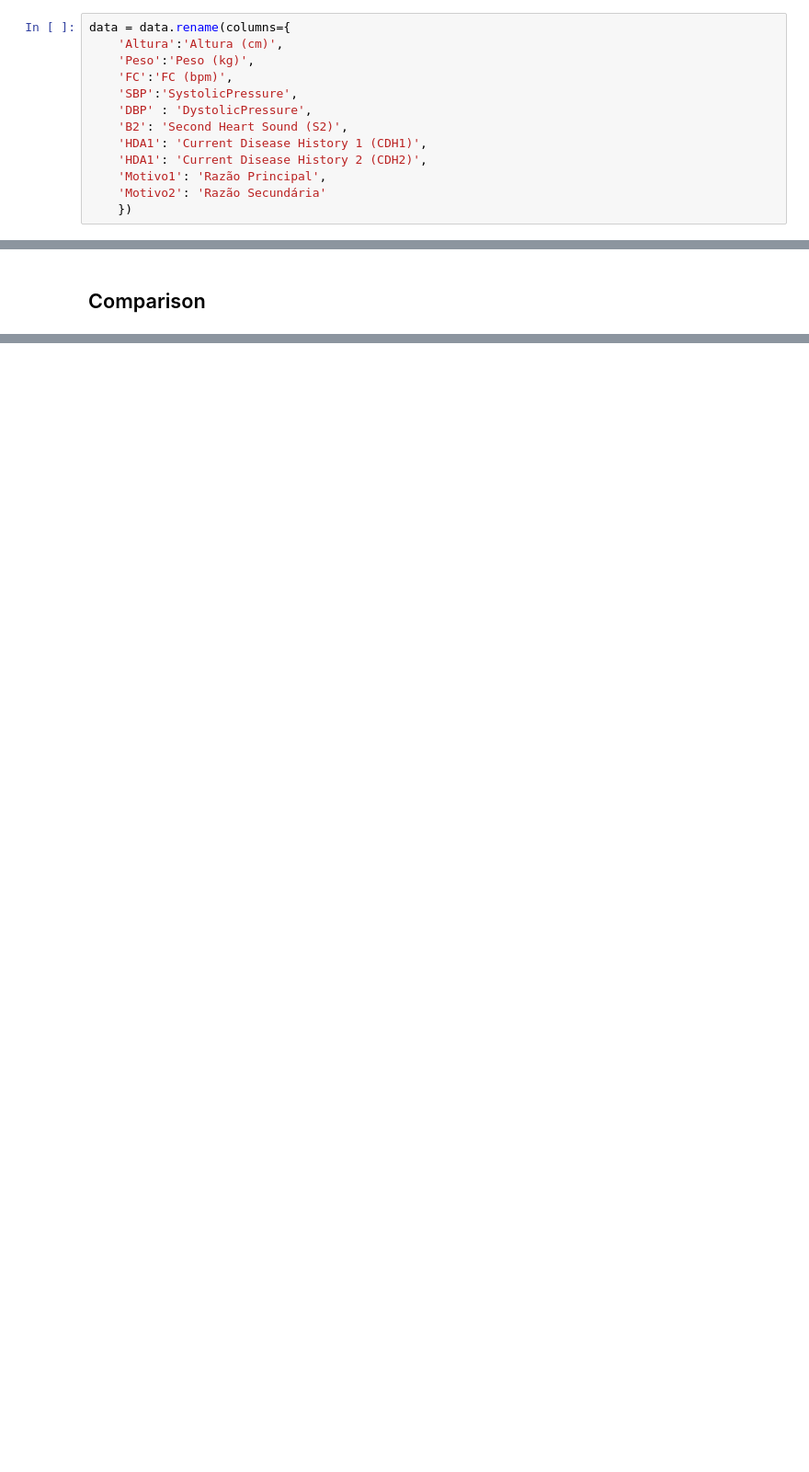
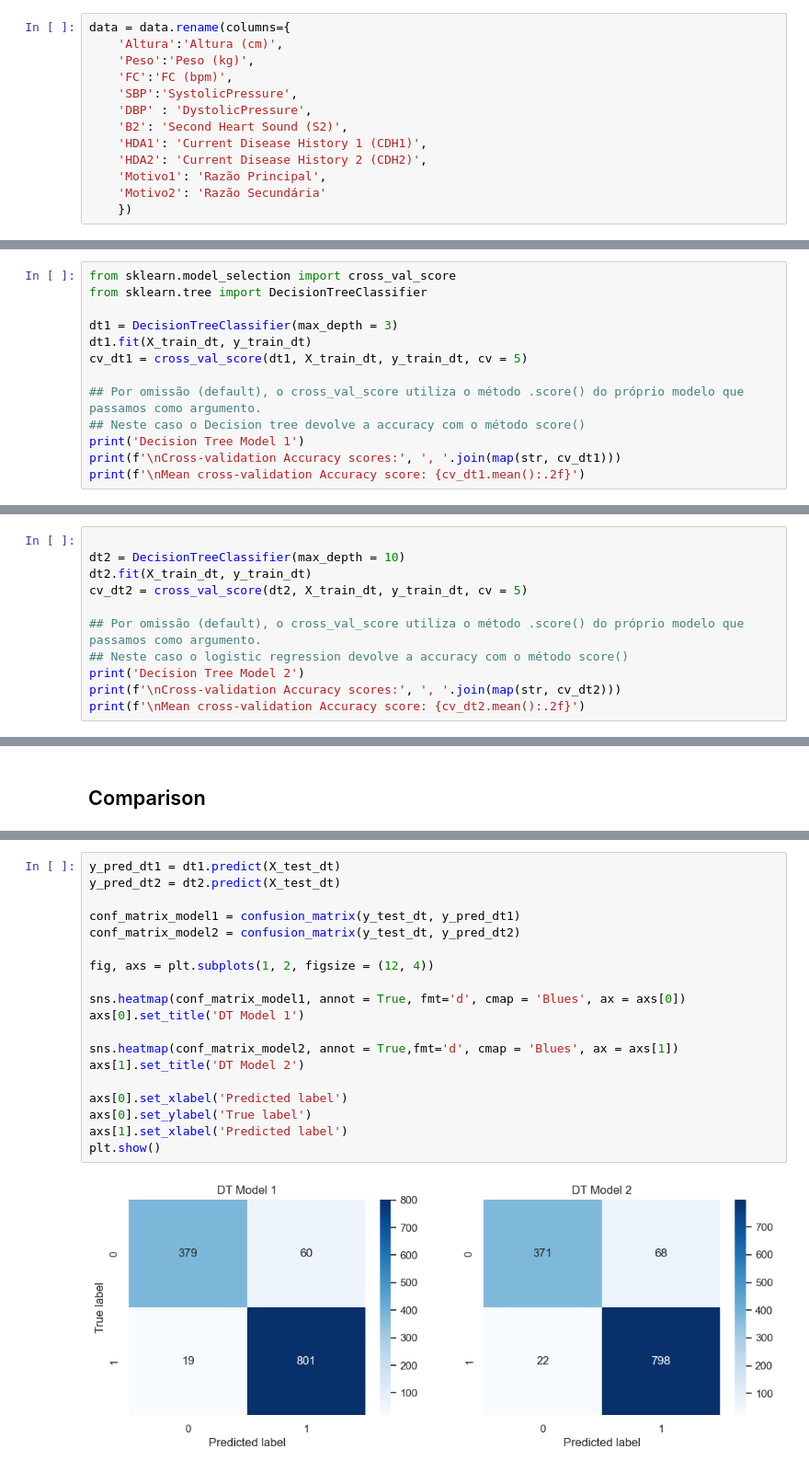
Before and after one commit to RS181/Data-Mining-I, a Jupyter notebook: Assignment/5-analysis.ipynb, the cells around one changed output, grey strips where cells are left out. Shown at 92% size. Cells and saved outputs as stored; diff of their text form; blank space fills up the shorter version.

```diff
--- a/Assignment/5-analysis.ipynb
+++ b/Assignment/5-analysis.ipynb
@@ -484,7 +484,7 @@ data = data.rename(columns={
     'DBP' : 'DystolicPressure',
     'B2': 'Second Heart Sound (S2)',
     'HDA1': 'Current Disease History 1 (CDH1)',
-    'HDA1': 'Current Disease History 2 (CDH2)',
+    'HDA2': 'Current Disease History 2 (CDH2)',
     'Motivo1': 'Razão Principal',
     'Motivo2': 'Razão Secundária'
     })
@@ -548,0 +622,13 @@ joblib.dump(le_sexo, 'le_sexo_final.joblib')
+# %%
+from sklearn.model_selection import cross_val_score
+from sklearn.tree import DecisionTreeClassifier
+
+dt1 = DecisionTreeClassifier(max_depth = 3)
+dt1.fit(X_train_dt, y_train_dt)
+cv_dt1 = cross_val_score(dt1, X_train_dt, y_train_dt, cv = 5)
+
+## Por omissão (default), o cross_val_score utiliza o método .score() do próprio modelo que passamos como argumento.
+## Neste caso o Decision tree devolve a accuracy com o método score()
+print('Decision Tree Model 1')
+print(f'\nCross-validation Accuracy scores:', ', '.join(map(str, cv_dt1)))
+print(f'\nMean cross-validation Accuracy score: {cv_dt1.mean():.2f}')
@@ -548,0 +641,11 @@ joblib.dump(le_sexo, 'le_sexo_final.joblib')
+# %%
+
+dt2 = DecisionTreeClassifier(max_depth = 10)
+dt2.fit(X_train_dt, y_train_dt)
+cv_dt2 = cross_val_score(dt2, X_train_dt, y_train_dt, cv = 5)
+
+## Por omissão (default), o cross_val_score utiliza o método .score() do próprio modelo que passamos como argumento.
+## Neste caso o logistic regression devolve a accuracy com o método score()
+print('Decision Tree Model 2')
+print(f'\nCross-validation Accuracy scores:', ', '.join(map(str, cv_dt2)))
+print(f'\nMean cross-validation Accuracy score: {cv_dt2.mean():.2f}')
@@ -554,0 +860,21 @@ joblib.dump(le_sexo, 'le_sexo_final.joblib')
+# %%
+y_pred_dt1 = dt1.predict(X_test_dt)
+y_pred_dt2 = dt2.predict(X_test_dt)
+
+conf_matrix_model1 = confusion_matrix(y_test_dt, y_pred_dt1)
+conf_matrix_model2 = confusion_matrix(y_test_dt, y_pred_dt2)
+
+fig, axs = plt.subplots(1, 2, figsize = (12, 4))
+
+sns.heatmap(conf_matrix_model1, annot = True, fmt='d', cmap = 'Blues', ax = axs[0])
+axs[0].set_title('DT Model 1')
+
+sns.heatmap(conf_matrix_model2, annot = True,fmt='d', cmap = 'Blues', ax = axs[1])
+axs[1].set_title('DT Model 2')
+
+axs[0].set_xlabel('Predicted label')
+axs[0].set_ylabel('True label')
+axs[1].set_xlabel('Predicted label')
+plt.show()
+# %% [output]
+[figure, added]
```
Also changed, not shown: parts of 36 cells of this notebook, 1 other file.
